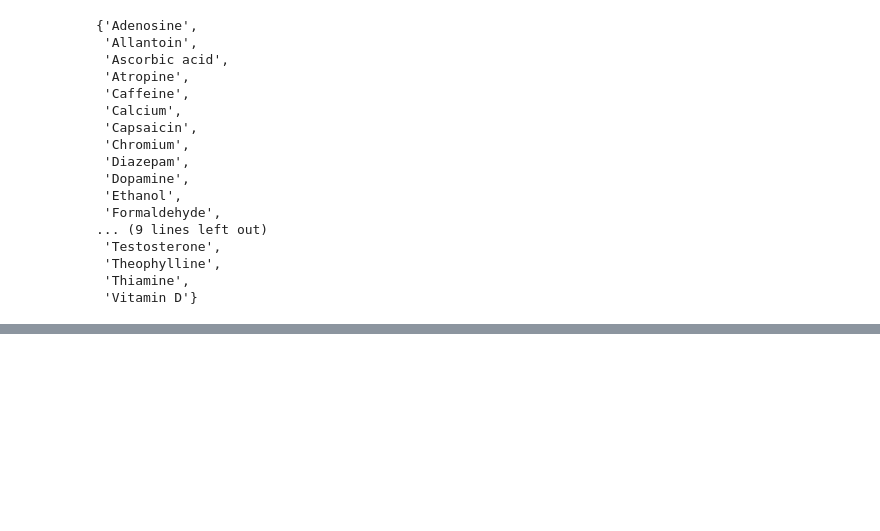
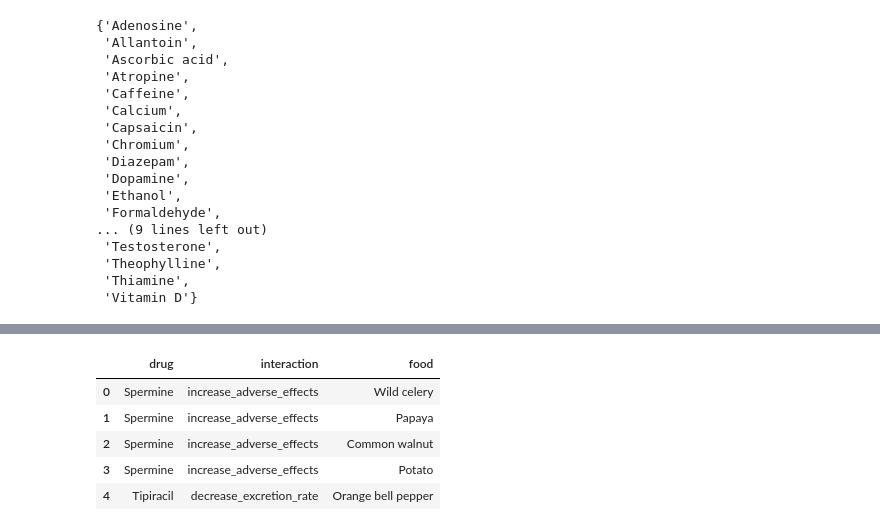
Before and after one commit to marketakrenkova/drug-interaction-prediction, a Jupyter notebook: test-kg.ipynb, the cells around one changed output, grey strips where cells are left out. Drawn from its saved outputs; the diff is of its cells as text; code cells hidden in the pictures; blank space fills up the shorter version.

Commit message:
predict dfi using same compounds of drugs and food

```diff
--- a/test-kg.ipynb
+++ b/test-kg.ipynb
@@ -189,14 +191,15 @@ food_compound_dict['Zinc'][:10]
  'Cloudberry']
 # %%
 drug_compound_dict = dict()
-drugs = set(drug_ingredients.drug_name)
+# drugs = set(drug_ingredients.drug_name)
 interacting_drugs = set(ddi.drug1)
 interacting_drugs.union(set(ddi.drug2))
+# interacting_drugs.union(set(drug_ingredients.ingredient)) # ??
 
-for d in drugs:
-    if d in interacting_drugs:
-        drug_compound_dict[d] = list(drug_ingredients[drug_ingredients['drug_name'] == d].ingredient)
+for d in interacting_drugs:
+    # if d in interacting_drugs:
+    drug_compound_dict[d] = list(drug_ingredients[drug_ingredients['drug_name'] == d].ingredient)
 
-drug_compound_dict['Galantamine'][:10]
+drug_compound_dict['Galantamine']
 # %% [output]
 ['Galantamine']
@@ -203,6 +210,9 @@ drug_compound_dict['Galantamine'][:10]
 # %%
 with open('data/drug_compound_dict.json', 'w') as f:
     f.write(json.dumps(drug_compound_dict))
+# %%
+with open('data/drug_compound_dict.json', 'r') as f:
+    drug_compound_dict = json.load(f)
 # %%
 import itertools
 
@@ -255,20 +265,33 @@ def get_similar_food(drug_ingredients, food_compound_dict):
 # %%
 # Find a food with the most overlapping content with the interacting drug:
 
-stop = 0
 inspected_drugs = []
+possible_interactions = []
 
 for row in ddi.itertuples():
     drug1 = row[1]
     effect = row[2]
     drug2 = row[3]
 
-    if drug2 in inspected_drugs:
+    if drug2 in inspected_drugs or drug1 in inspected_drugs:
         continue
 
     inspected_drugs.append(drug2)
 
     drug2_ingredients = drug_compound_dict.get(drug2)
+    drug1_ingredients = drug_compound_dict.get(drug1)
 
     if drug2_ingredients is not None:
         sim_food = get_similar_food(drug2_ingredients, food_compound_dict)
+        if len(sim_food) > 0 and len(sim_food) <= 20:  # if sim food > 20 -> probably no interaction
+            for f in sim_food:
+                possible_interactions.append([drug1, effect, f])
+
+    if drug1_ingredients is not None:
+        sim_food = get_similar_food(drug1_ingredients, food_compound_dict)
+        if len(sim_food) > 0 and len(sim_food) <= 20:  # if sim food > 20 -> probably no interaction
+            for f in sim_food:
+                possible_interactions.append([drug2, effect, f])
+
+
+# print(possible_interactions)
@@ -292,0 +298,12 @@ for row in ddi.itertuples():
+# %%
+possible_dfi  = pd.DataFrame(possible_interactions, columns=['drug', 'interaction', 'food'])
+possible_dfi.to_csv('data/possible_dfi.csv')
+
+possible_dfi.head()
+# %% [output]
+|  | drug | interaction | food |
+| 0 | Spermine | increase_adverse_effects | Wild celery |
+| 1 | Spermine | increase_adverse_effects | Papaya |
+| 2 | Spermine | increase_adverse_effects | Common walnut |
+| 3 | Spermine | increase_adverse_effects | Potato |
+| 4 | Tipiracil | decrease_excretion_rate | Orange bell pepper |
```
Also changed, not shown: parts of 4 cells of this notebook.
